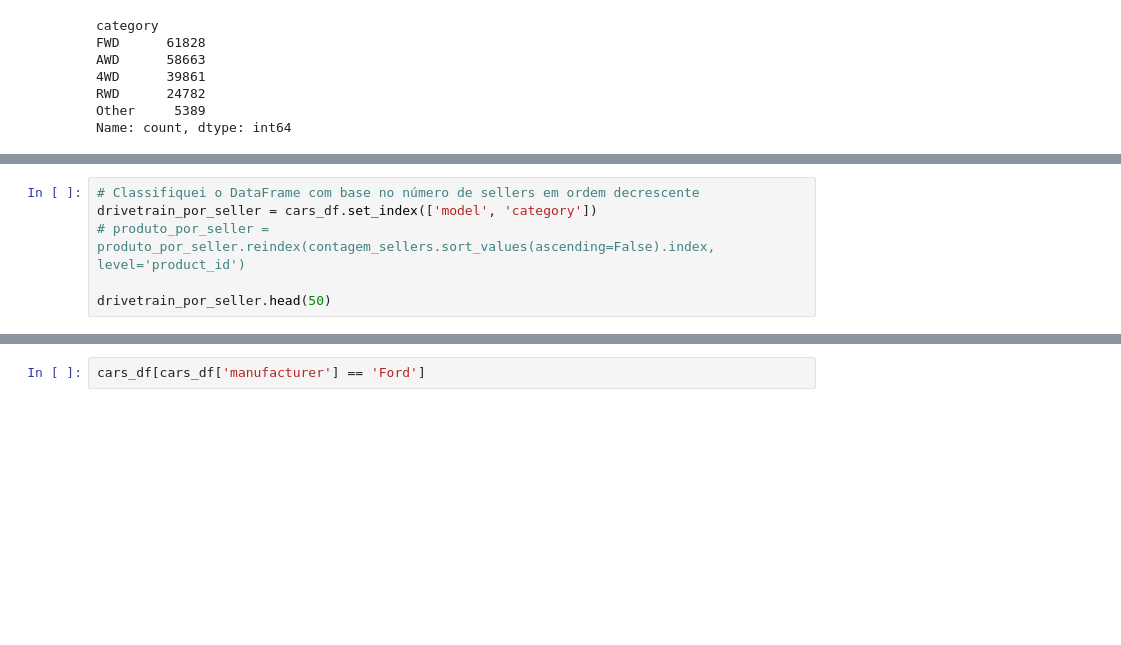
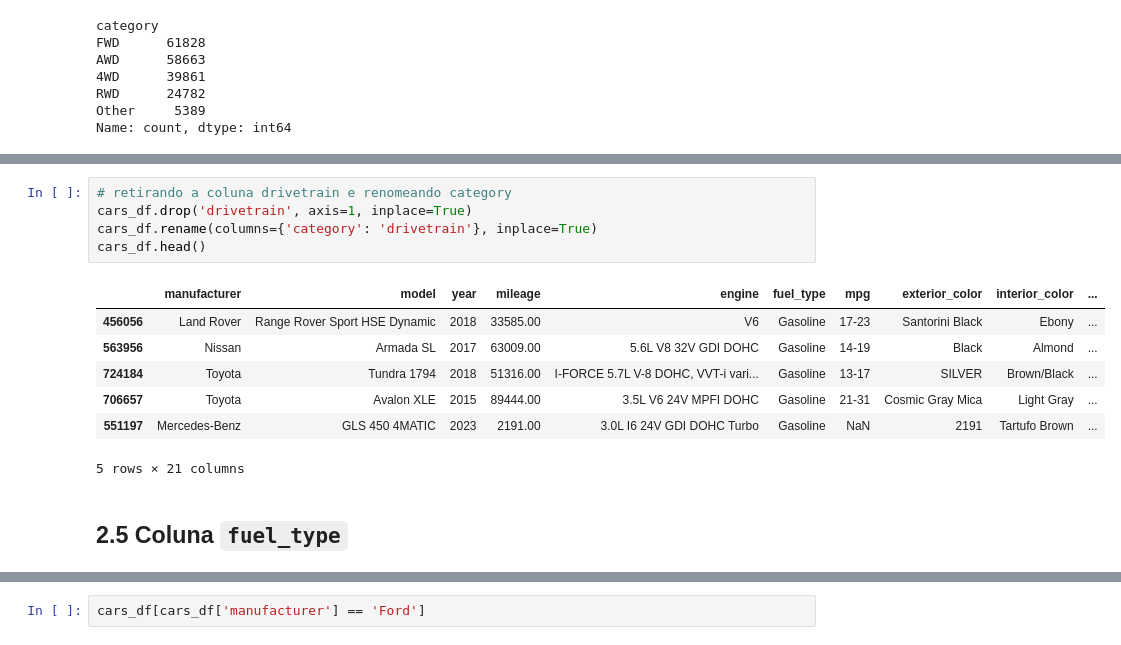
Before and after one commit to BaRobles/Compass_Data_Science, a Jupyter notebook: Sprint-2/Sprint 2.ipynb, the cells around one changed output, grey strips where cells are left out. Cells and saved outputs as stored; diff of their text form; blank space fills up the shorter version.

Commit message:
dealt with the fuel_type column

````diff
--- a/Sprint-2/Sprint 2.ipynb
+++ b/Sprint-2/Sprint 2.ipynb
@@ -336,6 +319,0 @@ cars_df[cars_df['category'] == 'Other']
-# %%
-# Classifiquei o DataFrame com base no número de sellers em ordem decrescente
-drivetrain_por_seller = cars_df.set_index(['model', 'category'])
-# produto_por_seller = produto_por_seller.reindex(contagem_sellers.sort_values(ascending=False).index, level='product_id')
-
-drivetrain_por_seller.head(50)
@@ -360,0 +330,15 @@ drivetrain_por_seller.head(50)
+# %%
+# retirando a coluna drivetrain e renomeando category
+cars_df.drop('drivetrain', axis=1, inplace=True)
+cars_df.rename(columns={'category': 'drivetrain'}, inplace=True)
+cars_df.head()
+# %% [output]
+|  | manufacturer | model | year | mileage | engine | fuel_type | mpg | exterior_color | interior_color | ... |
+| 456056 | Land Rover | Range Rover Sport HSE Dynamic | 2018 | 33585.00 | V6 | Gasoline | 17-23 | Santorini Black | Ebony | ... |
+| 563956 | Nissan | Armada SL | 2017 | 63009.00 | 5.6L V8 32V GDI DOHC | Gasoline | 14-19 | Black | Almond | ... |
+| 724184 | Toyota | Tundra 1794 | 2018 | 51316.00 | I-FORCE 5.7L V-8 DOHC, VVT-i vari... | Gasoline | 13-17 | SILVER | Brown/Black | ... |
+| 706657 | Toyota | Avalon XLE | 2015 | 89444.00 | 3.5L V6 24V MPFI DOHC | Gasoline | 21-31 | Cosmic Gray Mica | Light Gray | ... |
+| 551197 | Mercedes-Benz | GLS 450 4MATIC | 2023 | 2191.00 | 3.0L I6 24V GDI DOHC Turbo | Gasoline | NaN | 2191 | Tartufo Brown | ... |
+5 rows × 21 columns
+# %% [markdown]
+## 2.5 Coluna ```fuel_type```
````
Also changed, not shown: parts of 12 cells of this notebook.
